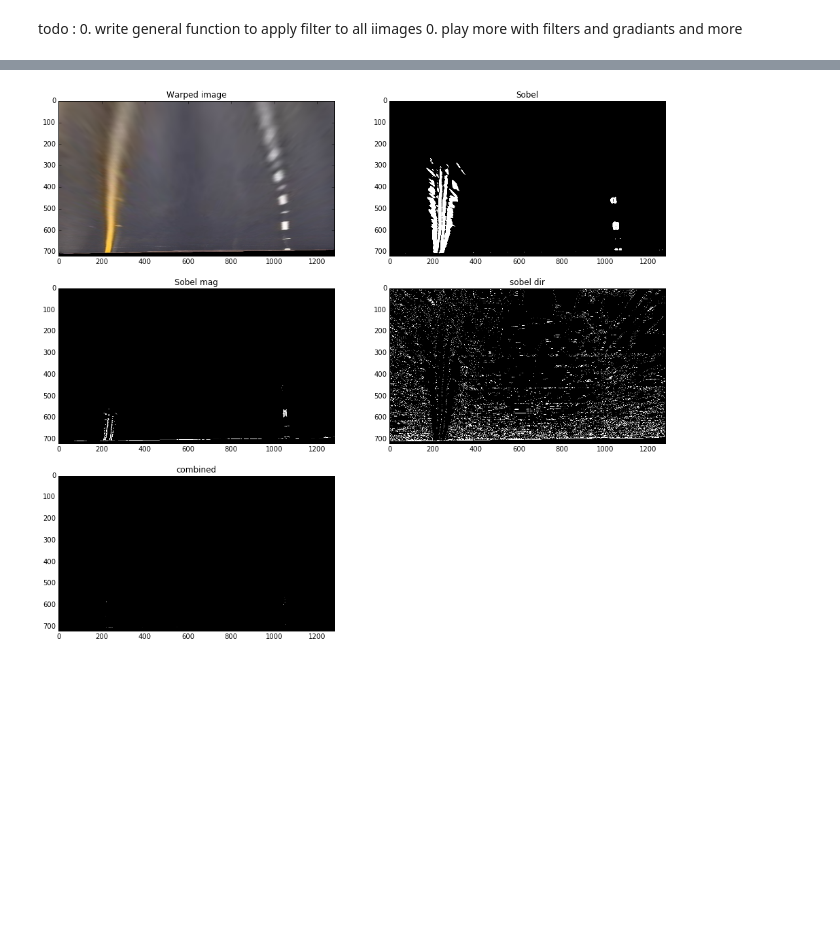
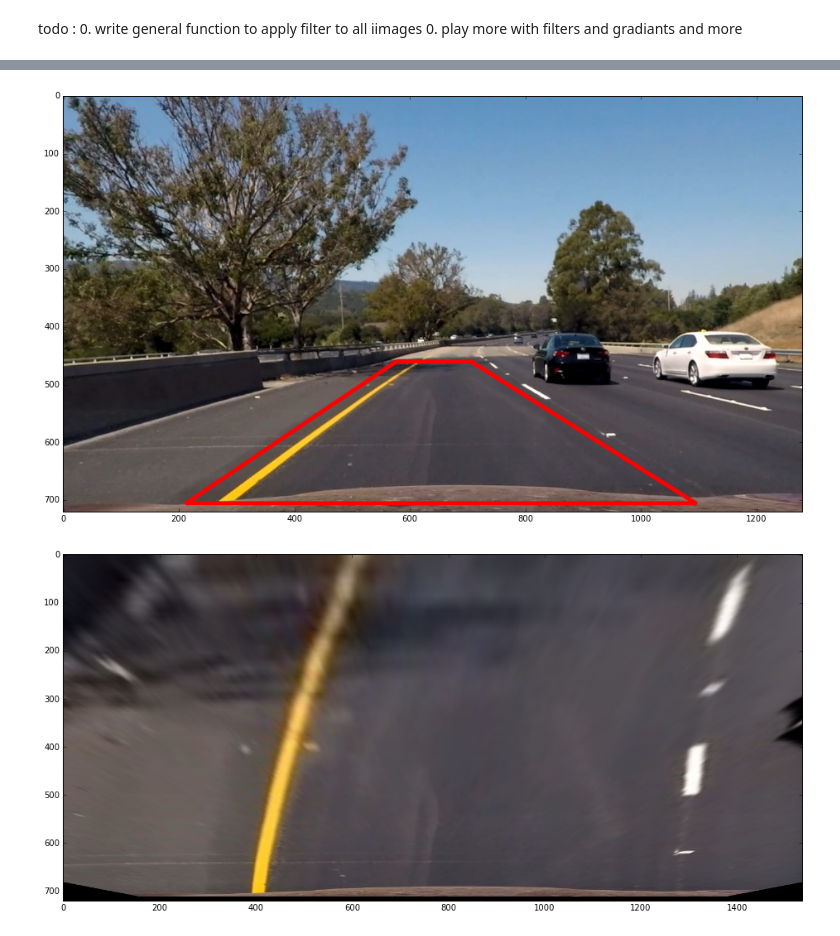
Before and after one commit to RubensZimbres/CarND-Advanced-Lane-Lines, a Jupyter notebook: Advanced Lane Finding.ipynb, the cells around one changed output, grey strips where cells are left out. Drawn from its saved outputs; the diff is of its cells as text; code cells hidden in the pictures; blank space fills up the shorter version.

```diff
--- a/Advanced Lane Finding.ipynb
+++ b/Advanced Lane Finding.ipynb
@@ -246,6 +246,7 @@ def dir_sobel_thresh(channel, sobel_kernel=3, thresh=(-np.pi/2, np.pi/2)):
     abs_sobely = np.sqrt(np.power(sobely,2))
     # Use np.arctan2(abs_sobely, abs_sobelx) to calculate the direction of the gradient
     angle = np.arctan2(abs_sobely, abs_sobelx)
+    angle = np.absolute(angle)
     # Create a binary mask where direction thresholds are met
     binary_output = thresholding(angle,thresh)
     # Return this mask as your binary_output image
@@ -330,0 +300,13 @@ plt.show()
+# %%
+# transformation
+# src = np.float32([[213,705],[1074,692],[667,435],[614,435]])
+# dst_small = np.float32([[213,705],[1074,692],[1076,0],[213,0]])
+# src line equation for transformation
+left_points_x = np.float32([213,614])
+left_points_y = np.float32([705,435])
+
+right_points_x = np.float32([1074,667])
+right_points_y = np.float32([692,435])
+
+left_line_trans = np.polyfit(left_points_y,left_points_x,1)
+right_line_trans = np.polyfit(right_points_y,right_points_x,1)
@@ -331,33 +369,39 @@ plt.show()
 # %%
-hls_img = cv2.cvtColor(warped_small,cv2.COLOR_RGB2HLS)
-l_channel = hls_img[:,:,1]
-s_channel = hls_img[:,:,2]
+test_img = mpimg.imread(test_imgs_path[7])
+img_undistorted = undistor_img(test_img,mtx,dist)
+warped,img_undistorted_with_polygon = transform(img_undistorted,left_line_trans,right_line_trans)
+sobel_thresh, sobel_mag, sobel_dir, combined_image = grad_thresholding(
+    warped,
+    sobel_x_thresh=(10,255),
+    sobel_mag_thresh=(-1, 300),
+    dir_thresh=(np.deg2rad(0),np.deg2rad(20)))
 
-#sobell test
-sobel_thresh = abs_sobel_thresh(s_channel, sobel_kernel=15,orient='x',thresh=(10,255))
-# sobel mag test
-sobel_mag = mag_sobel_thresh(s_channel, sobel_kernel=3,thresh=(30, 100) )
-# dir test
-sobel_dir = dir_sobel_thresh(s_channel, sobel_kernel=3,thresh=(np.deg2rad(85),np.deg2rad(90) ) )
-# combine
-combined_image = np.logical_and(sobel_thresh,np.logical_and(sobel_mag,sobel_dir))
+hist,le,ri = histogram_peak_detection(combined_image)
+plt.figure(figsize=(16,10))
+plt.imshow(img_undistorted_with_polygon)
+plt.figure(figsize=(16,10))
+plt.imshow(warped)
 
-plt.figure(figsize=(16,14))
+plt.figure(figsize=(16,9))
 plt.subplot(321)
-plt.imshow(warped_small)
+plt.imshow(warped)
 plt.title('Warped image')
 plt.subplot(322)
 plt.imshow(sobel_thresh,cmap='gray')
 plt.title('Sobel')
 plt.subplot(323)
 plt.imshow(sobel_mag,cmap='gray')
 plt.title('Sobel mag')
 plt.subplot(324)
 plt.imshow(sobel_dir,cmap='gray')
 plt.title('sobel dir')
 plt.subplot(325)
 plt.imshow(combined_image,cmap='gray')
 plt.title('combined')
+plt.subplot(326)
+plt.plot(hist)
+plt.title('histogram')
 plt.show()
 # %% [output]
-[figure, old version]
+[figure, new version]
+[figure, added]
```
Also changed, not shown: parts of 7 cells of this notebook.
